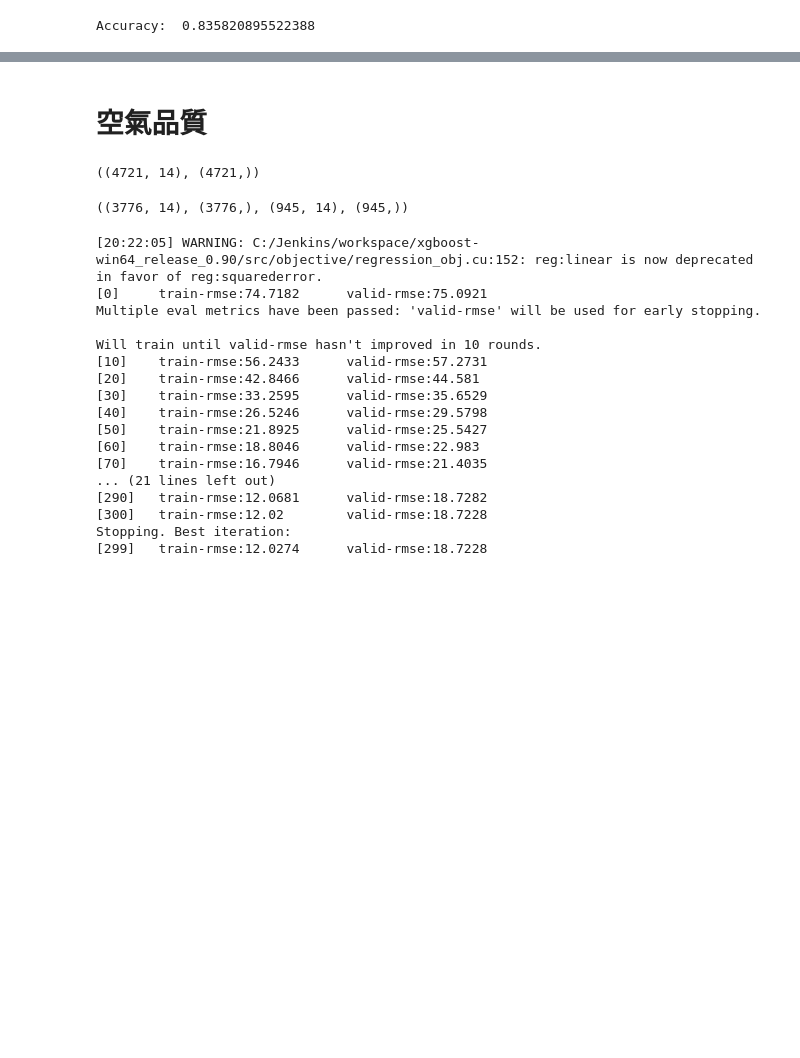
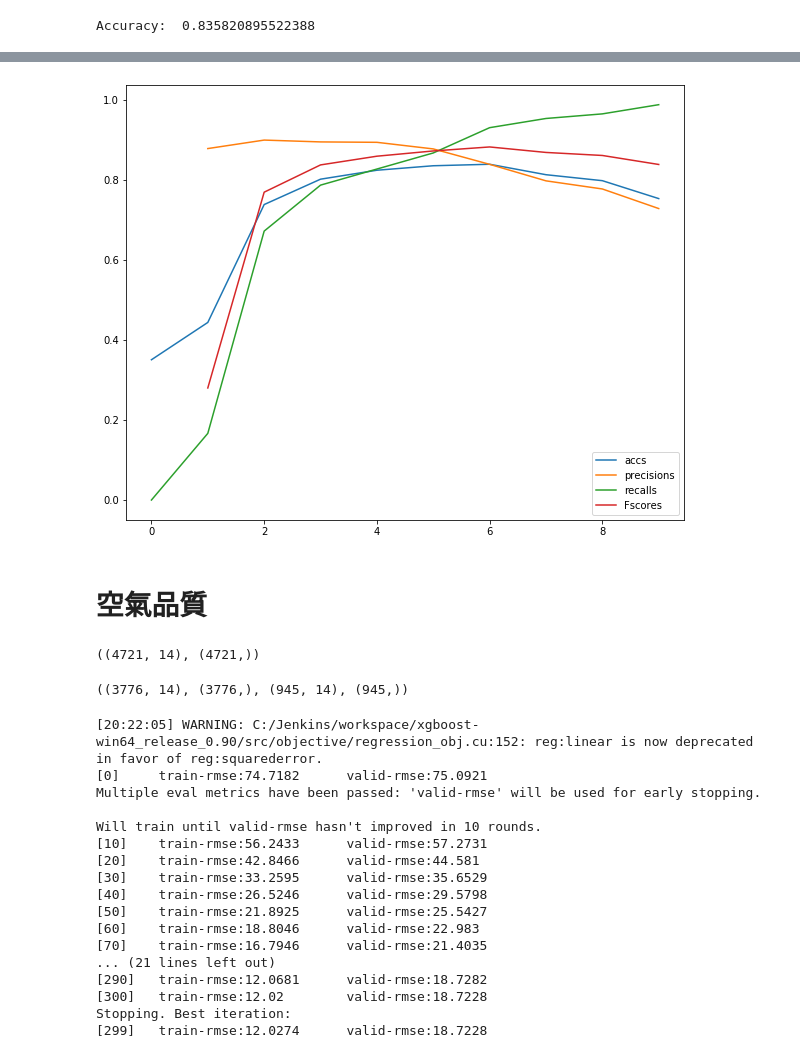
Before and after one commit to GoatWang/IIIMaterial, a Jupyter notebook: 06_XgbCV/main06.ipynb, the cells around one changed output, grey strips where cells are left out. Cells and saved outputs as stored; diff of their text form; code cells hidden in the pictures; blank space fills up the shorter version.

```diff
--- a/06_XgbCV/main06.ipynb
+++ b/06_XgbCV/main06.ipynb
@@ -112,3 +117,34 @@ Accuracy:  0.835820895522388
+# %%
+accs = []
+precisions = []
+recalls = []
+Fscores = []
+thresholds = np.arange(0, 1, 0.1)
+for thres in thresholds:
+    y_pred_inner = (y_pred>thres)
+    y_pred_inner = ~y_pred_inner
+    Y_valid_inner = ~Y_valid.astype(np.bool)
+    acc = np.sum(y_pred_inner == Y_valid_inner) / len(Y_valid_inner)
+    TP = np.sum((y_pred_inner == True) * (Y_valid_inner == True))
+    TN = np.sum((y_pred_inner == False) * (Y_valid_inner == False))
+    FP = np.sum((y_pred_inner == True) * (Y_valid_inner == False))
+    FN = np.sum((y_pred_inner == False) * (Y_valid_inner == True))
+    precision = TP / (TP+FP)
+    recall = TP / (TP+FN)
+    Fscore = 2*precision*recall / (precision + recall)
+    accs.append(acc)
+    precisions.append(precision)
+    recalls.append(recall)
+    Fscores.append(Fscore)
+
+plt.plot(accs, label='accs')
+plt.plot(precisions, label='precisions')
+plt.plot(recalls, label='recalls')
+plt.plot(Fscores, label='Fscores')
+plt.legend()
+plt.show()
+# %% [output]
+[figure, added]
 # %% [markdown]
 # 空氣品質
 # %%
```
Also changed, not shown: parts of 10 cells of this notebook, 4 other files.
